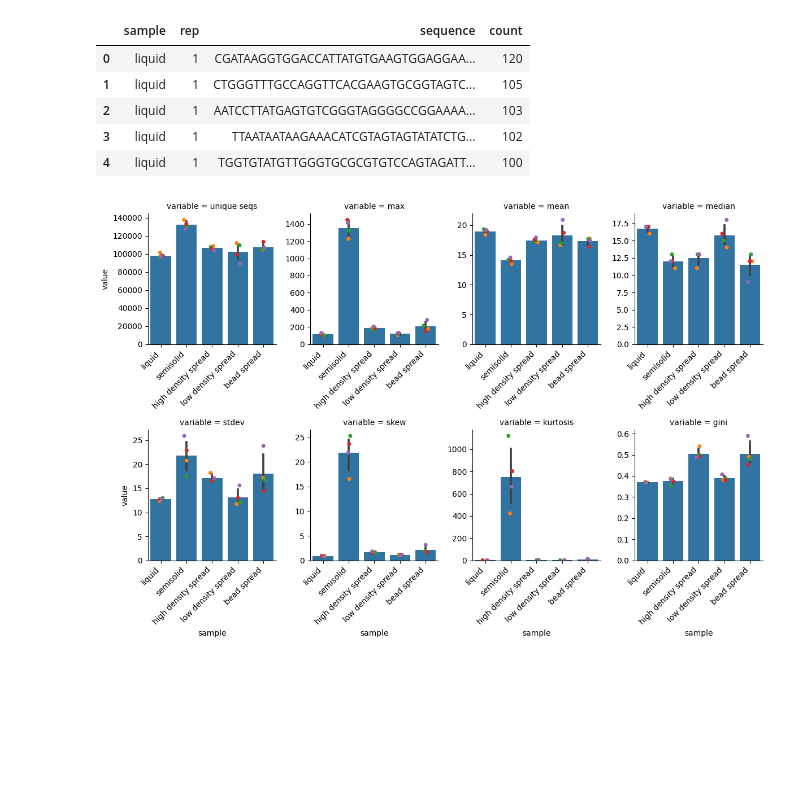
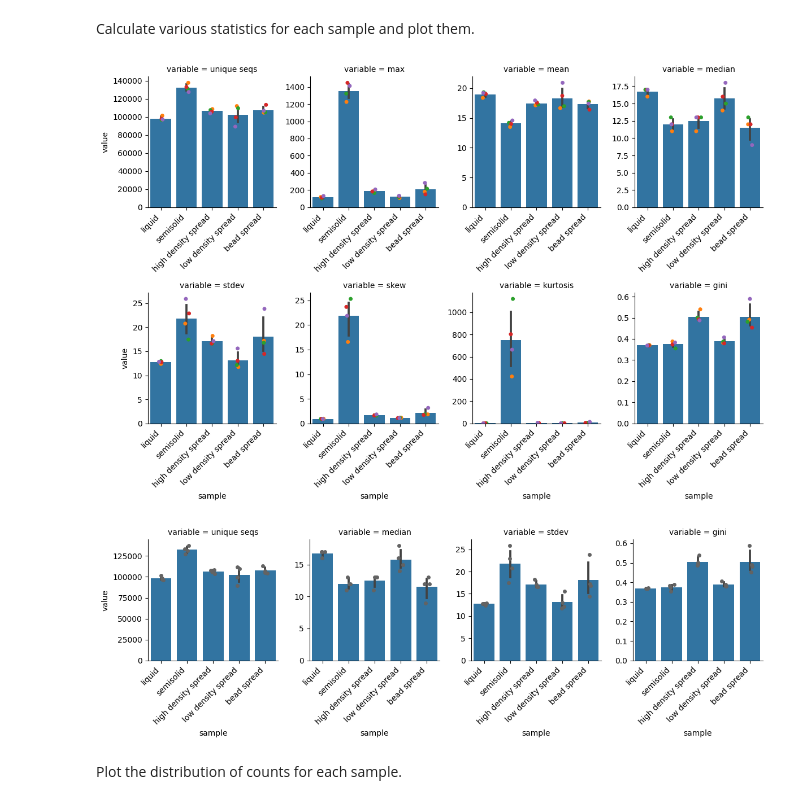
Before and after one commit to nmateyko/PlasmidLibraryAmplificationBias, a Jupyter notebook: analysis/20240318_notebooks/N80_analysis_initial_20240318.ipynb, the cells around one changed output. Cells and saved outputs as stored; diff of their text form; code cells hidden in the pictures; blank space fills up the shorter version.

```diff
--- a/analysis/20240318_notebooks/N80_analysis_initial_20240318.ipynb
+++ b/analysis/20240318_notebooks/N80_analysis_initial_20240318.ipynb
@@ -24,12 +35,5 @@ df = pd.DataFrame(counts, columns=['sample', 'rep', 'sequence', 'count'])
-# %%
-df.head()
-# %% [output]
-|  | sample | rep | sequence | count |
-| 0 | liquid | 1 | CGATAAGGTGGACCATTATGTGAAGTGGAGGAA... | 120 |
-| 1 | liquid | 1 | CTGGGTTTGCCAGGTTCACGAAGTGCGGTAGTC... | 105 |
-| 2 | liquid | 1 | AATCCTTATGAGTGTCGGGTAGGGGCCGGAAAA... | 103 |
-| 3 | liquid | 1 | TTAATAATAAGAAACATCGTAGTAGTATATCTG... | 102 |
-| 4 | liquid | 1 | TGGTGTATGTTGGGTGCGCGTGTCCAGTAGATT... | 100 |
+# %% [markdown]
+Calculate various statistics for each sample and plot them.
 # %%
 # sample_stats = []
 # for rep in range(1, 5):
@@ -50,14 +51,14 @@ df.head()
 # %%
-sample_stats_df_long = pd.read_pickle('sample_stats.pkl')
+sample_stats_df = pd.read_pickle('N80_sample_stats.pkl')
 # %%
-g = sns.FacetGrid(sample_stats_df_long, col='variable',
+g = sns.FacetGrid(sample_stats_df, col='variable',
                   col_order=['unique seqs', 'max', 'mean', 'median', 'stdev', 'skew', 'kurtosis', 'gini'],
                   col_wrap=4, height=4, aspect=0.75, sharex=False, sharey=False)
 g.map(sns.barplot, 'sample', 'value', order=sample_names)
 g.map(sns.stripplot, 'sample', 'value', 'rep', order=sample_names, hue_order=[1, 2, 3, 4], palette=sns.color_palette()[1:5])
 for axes in g.axes.flat:
     _ = axes.set_xticklabels(axes.get_xticklabels(), rotation=45, ha='right')
 plt.tight_layout()
 plt.show()
 # %% [output]
-[figure, old version]
+[figure, new version]
@@ -67,3 +65,18 @@ sns.set_palette(sns.color_palette(colors))
+# %%
+g = sns.FacetGrid(sample_stats_df, col='variable',
+                  col_order=['unique seqs','median', 'stdev', 'gini'],
+                  col_wrap=4, height=4, aspect=0.75, sharex=False, sharey=False)
+g.map(sns.barplot, 'sample', 'value', order=sample_names)
+g.map(sns.stripplot, 'sample', 'value', order=sample_names, color='#636363')
+for axes in g.axes.flat:
+    _ = axes.set_xticklabels(axes.get_xticklabels(), rotation=45, ha='right')
+plt.tight_layout()
+plt.savefig('N80_sample_stats.svg', format='svg')
+plt.show()
+# %% [output]
+[figure, added]
+# %% [markdown]
+Plot the distribution of counts for each sample.
 # %%
 g = sns.FacetGrid(df, col='rep', hue='sample', col_wrap=2, height=4)
 g.map(sns.kdeplot, 'count', clip=[1,120])
```
Also changed, not shown: parts of 24 cells of this notebook, 3 other files.
